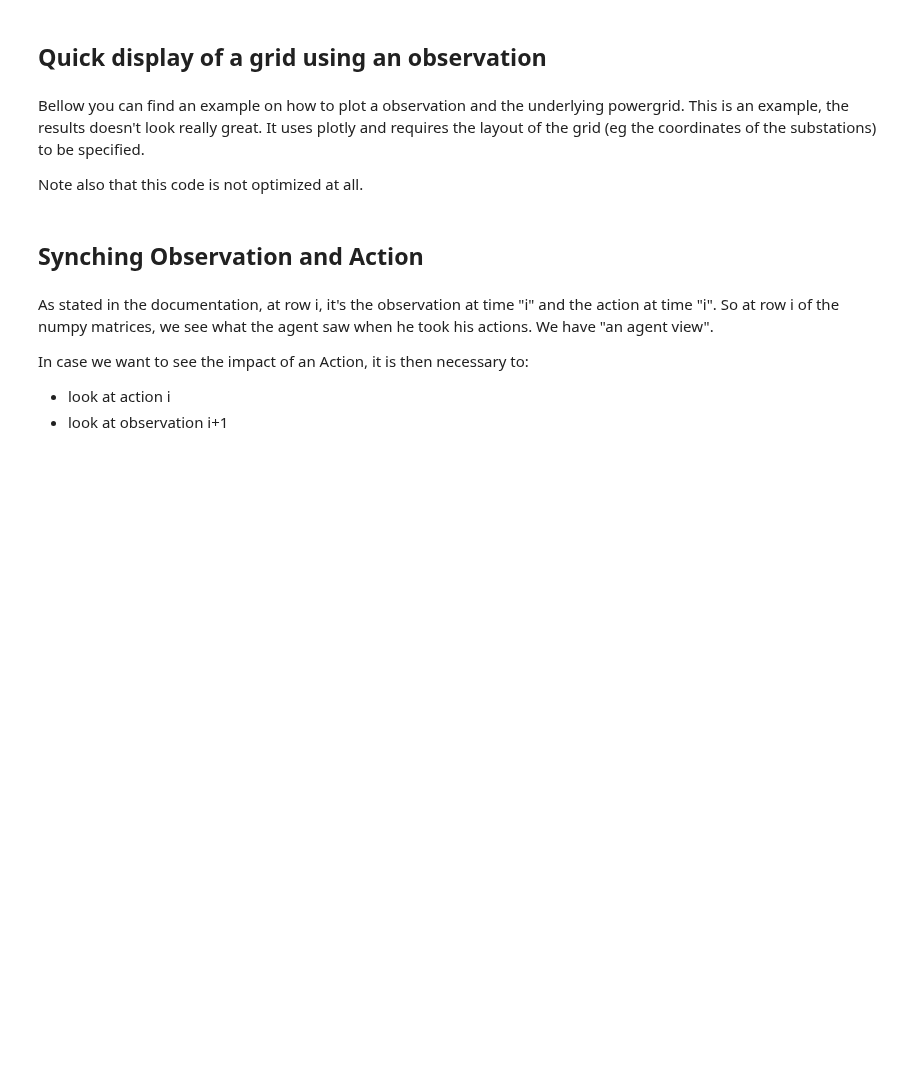
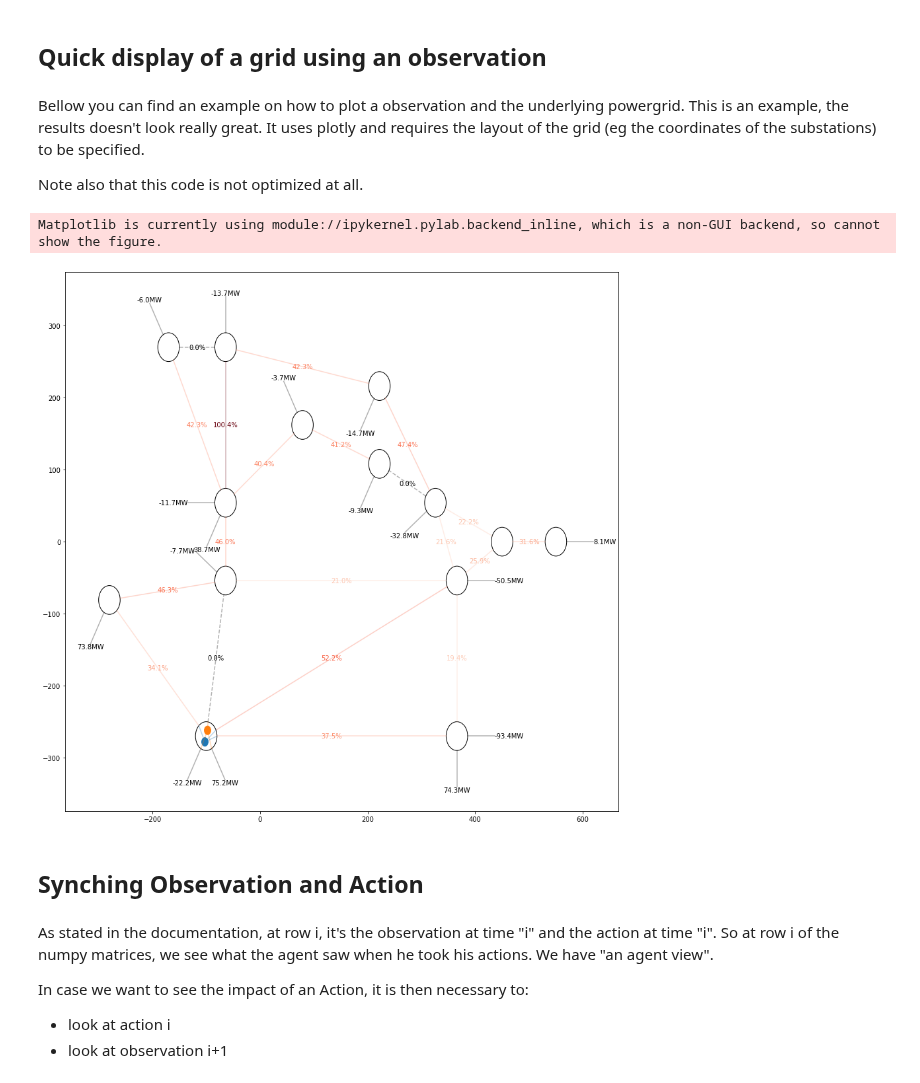
Before and after one commit to rte-france/Grid2Op, a Jupyter notebook: getting_started/4_StudyYourAgent.ipynb, the cells around one changed output. Cells and saved outputs as stored; diff of their text form; code cells hidden in the pictures; blank space fills up the shorter version.

Commit message:
fixing graphics, now all 3 can plot the topology, retrained an agent for fun

```diff
--- a/getting_started/4_StudyYourAgent.ipynb
+++ b/getting_started/4_StudyYourAgent.ipynb
@@ -107,3 +68,7 @@ for i in range(env_modifications.shape[0]):
+# %%
+from grid2op.EpisodeData import EpisodeData
+episode_studied = "001"
+this_episode = EpisodeData.from_disk(path_agent, episode_studied)
 # %% [markdown]
 ## Inspect the actions
 # %% [markdown]
@@ -212,14 +180,16 @@ Bellow you can find an example on how to plot a observation and the underlying p
 
 Note also that this code is not optimized at all.
 # %%
-from grid2op.Plot.PlotPlotly import PlotPlotly
-obs = copy.deepcopy(li_observations[-1])
+from grid2op.Plot import Plotting
+obs = copy.deepcopy(this_episode.observations[-1])
 # and change the topology (just to have something to represent)
 obs.topo_vect[3:9] = [2,2,2,1,1,1]
 
-plot_helper = PlotPlotly(observation_space=observation_space)
-fig = plot_helper.get_plot_observation(obs)
-fig.show()
+plot_helper = Plotting(observation_space=this_episode.observation_space, display_mod="matplotlib")
+fig = plot_helper.plot_obs(obs)
+# %% [output]
+Matplotlib is currently using module://ipykernel.pylab.backend_inline, which is a non-GUI backend, so cannot show the figure.
+[figure, added]
 # %% [markdown]
 ## Synching Observation and Action
 # %% [markdown]
```
Also changed, not shown: parts of 11 cells of this notebook, 8 other files.
